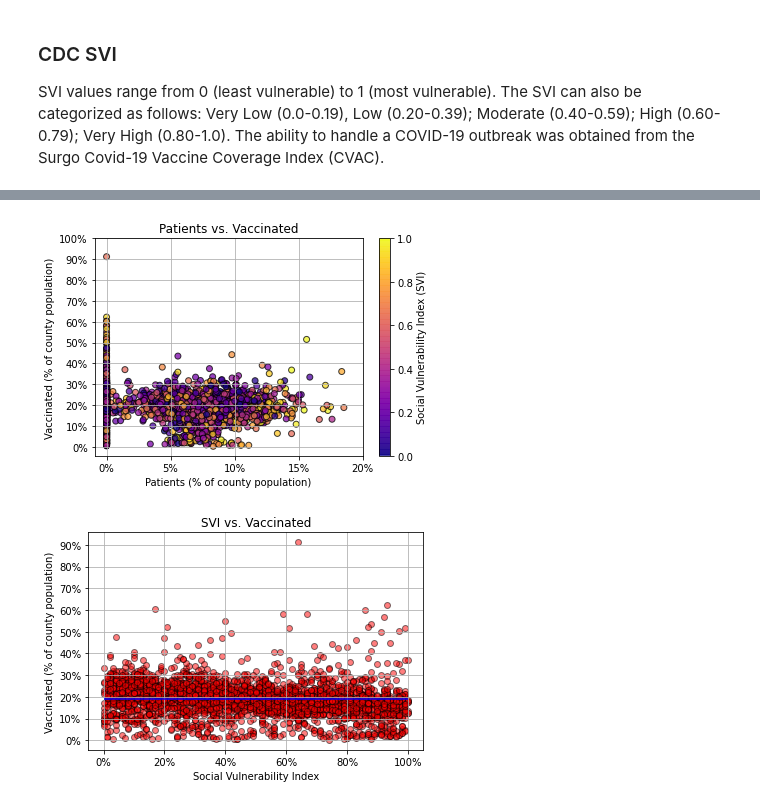
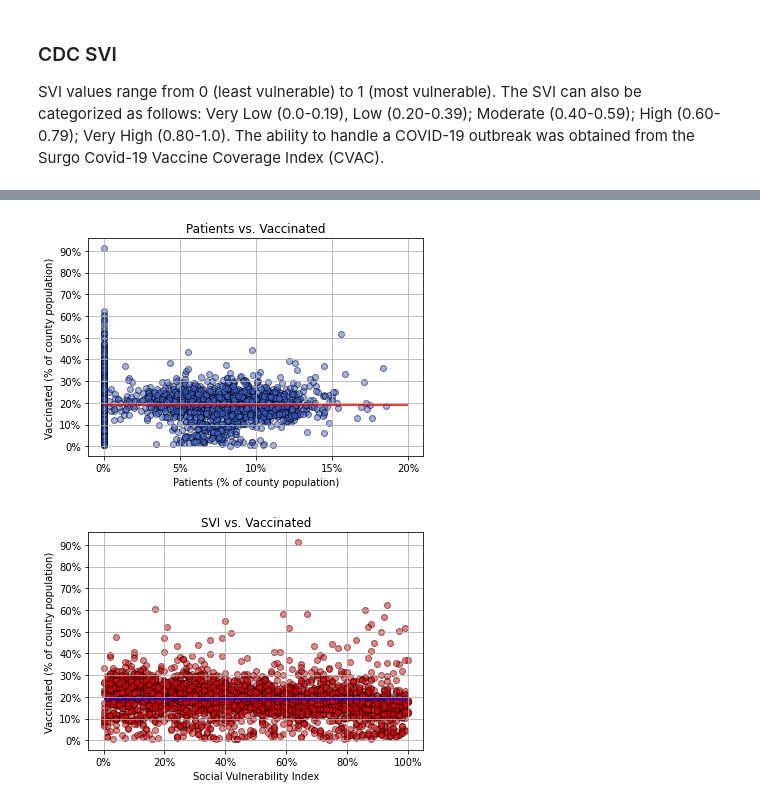
Before and after one commit to mgeffroy/P1-US-COVID-19-Vaccination-Campaign, a Jupyter notebook: P1.3_Scatter.ipynb, the cells around one changed output, grey strips where cells are left out. Drawn from its saved outputs; the diff is of its cells as text; code cells hidden in the pictures.

```diff
--- a/P1.3_Scatter.ipynb
+++ b/P1.3_Scatter.ipynb
@@ -308,36 +297,0 @@ c_values = vaccination_df['Social Vulnerability Index (SVI)']
-# %%
-## SCATTER PLOT
-## Set Scatter Plot parameters
-# plt.scatter(x_values, y_values, color='royalblue', alpha=0.5, edgecolors= "black")
-contour = plt.scatter(x_values, y_values, c=c_values, cmap='plasma', alpha=0.75, edgecolors= "black")
-
-# Set Title, X Label, and Y Label
-plt.title(f"Patients vs. Vaccinated")
-plt.xlabel("Patients (% of county population)")
-plt.ylabel("Vaccinated (% of county population)")
-
-x_lim = math.ceil(x_values.max()*100/5)*5
-x_ticks = [i/100 for i in range(0, x_lim+1, 5)]
-x_ticks_labels = [f'{i/100:.0%}' for i in range(0, x_lim+1, 5)]
-plt.xticks(x_ticks, x_ticks_labels, rotation=0)
-
-y_lim = math.ceil(y_values.max()*100/10)*10
-y_ticks = [i/100 for i in range(0, y_lim+1, 10)]
-y_ticks_labels = [f'{i/100:.0%}' for i in range(0, y_lim+1, 10)]
-plt.yticks(y_ticks, y_ticks_labels, rotation=0)
-
-# plt.hlines(y_values.mean(), 0, x_lim/100, color='red')
-
-## Show grid
-plt.grid()
-
-cbar = plt.colorbar(contour)
-cbar.set_label('Social Vulnerability Index (SVI)')
-
-# Save plot
-# plt.savefig(f"Output/Scatter_01.png")
-
-## Show plot
-plt.show()
-# %% [output]
-[figure]
@@ -347 +298,38 @@ y_values = vaccination_df['Percent adults fully vaccinated against COVID-19']
+# %%
+x_values = scatter_df['Patients']
+y_values = scatter_df['Percent adults fully vaccinated against COVID-19']
+c_values = scatter_df['Social Vulnerability Index (SVI)']
+
+## SCATTER PLOT
+## Set Scatter Plot parameters
+plt.scatter(x_values, y_values, color='royalblue', alpha=0.5, edgecolors= "black")
+
+
+# Set Title, X Label, and Y Label
+plt.title(f"Patients vs. Vaccinated")
+plt.xlabel("Patients (% of county population)")
+plt.ylabel("Vaccinated (% of county population)")
+
+x_lim = math.ceil(x_values.max()*100/5)*5
+x_ticks = [i/100 for i in range(0, x_lim+1, 5)]
+x_ticks_labels = [f'{i/100:.0%}' for i in range(0, x_lim+1, 5)]
+plt.xticks(x_ticks, x_ticks_labels, rotation=0)
+
+y_lim = math.ceil(y_values.max()*100/10)*10
+y_ticks = [i/100 for i in range(0, y_lim+1, 10)]
+y_ticks_labels = [f'{i/100:.0%}' for i in range(0, y_lim+1, 10)]
+plt.yticks(y_ticks, y_ticks_labels, rotation=0)
+
+plt.hlines(y_values.mean(), 0, x_lim/100, color='red')
+
+## Show grid
+plt.grid()
+
+# Save plot
+# plt.savefig(f"Figures/Scatter_01.png")
+
+## Show plot
+plt.show()
+# %% [output]
+[figure, added]
 # %%
```
Also changed, not shown: parts of 13 cells of this notebook, 1 other file.
